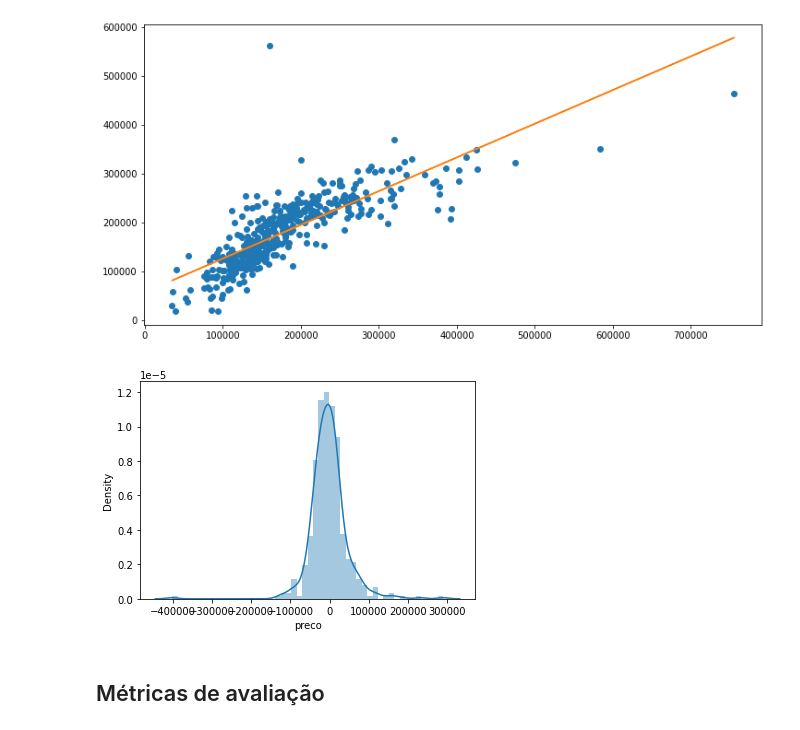
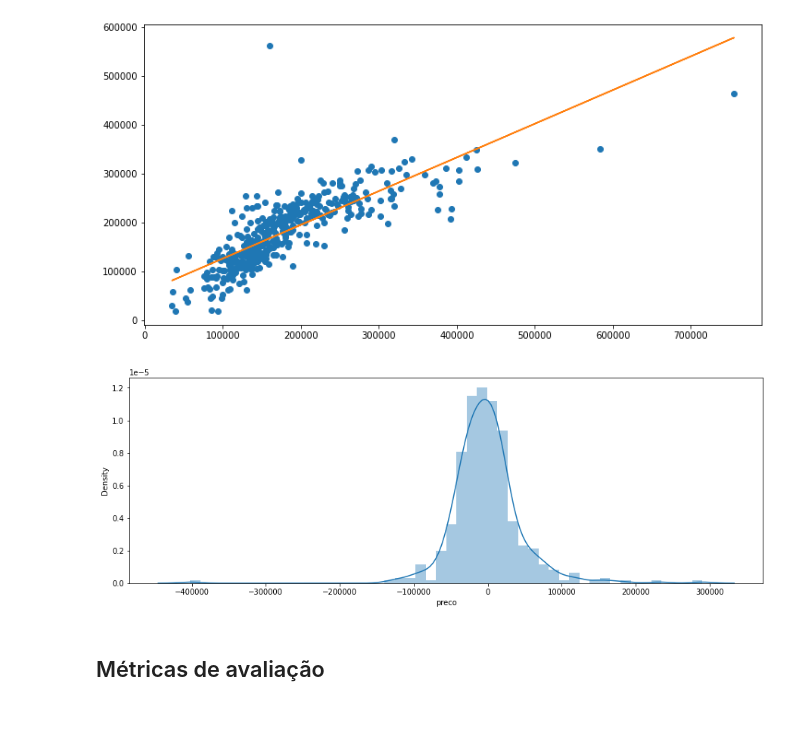
Before and after one commit to Kaiquenakao/analise-casa, a Jupyter notebook: analise-casas.ipynb, the cells around one changed output. Drawn from its saved outputs; the diff is of its cells as text; code cells hidden in the pictures.

```diff
--- a/analise-casas.ipynb
+++ b/analise-casas.ipynb
@@ -153,9 +153,10 @@ plt.plot(y_test, m*y_test + b)
 [figure]
 # %%
 # verificar a acuracia se foi uma boa escolha, calcular o gráfico de distribuição dos erros
+plt.figure(figsize=(15, 5))
 sns.distplot((y_test-predict));
 # %% [output]
-[figure, old version]
+[figure, new version]
 # %% [markdown]
 ## Métricas de avaliação
 # %%
```
